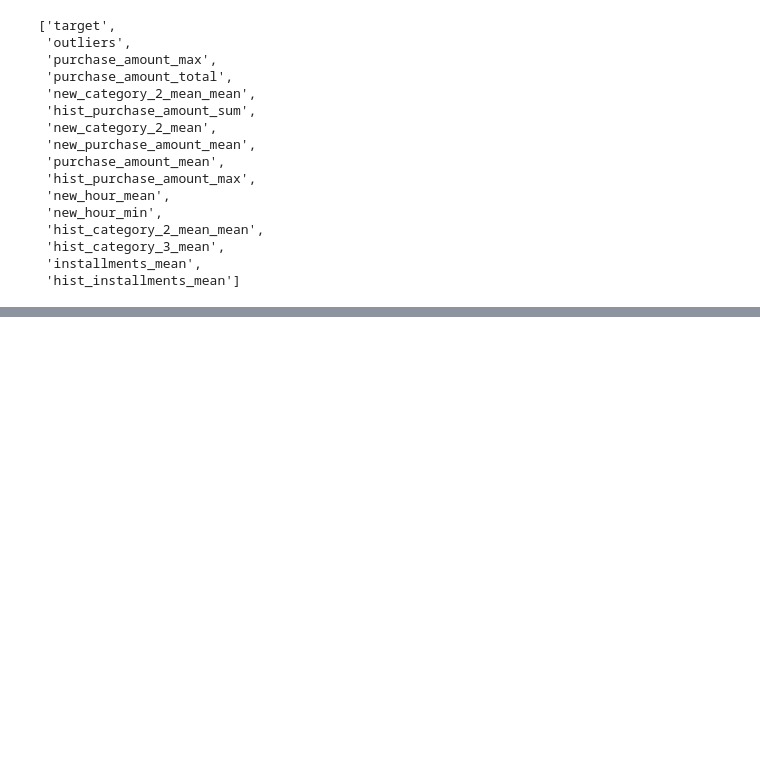
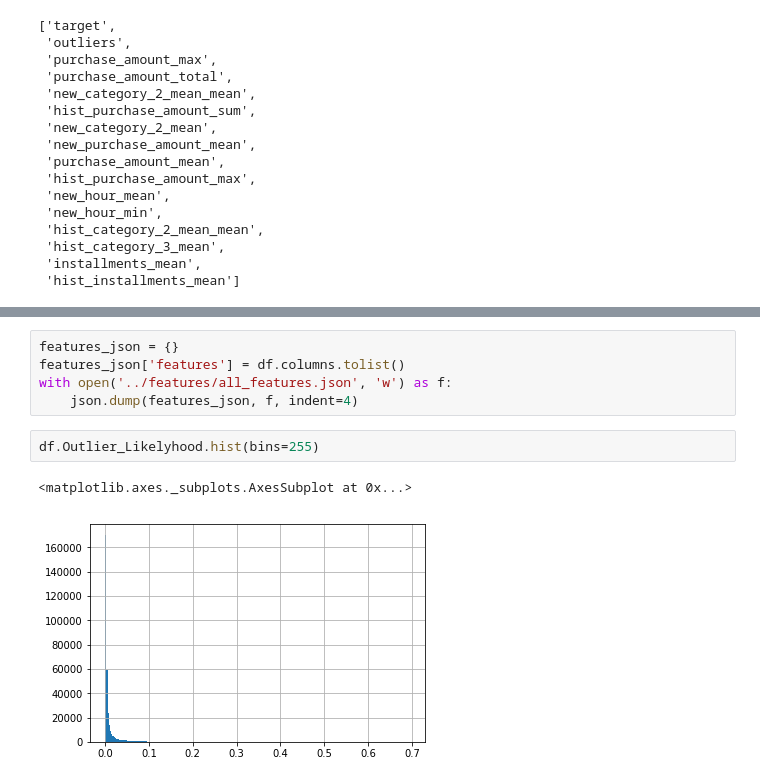
Before and after one commit to MitsuruFujiwara/Elo-Merchant-Category-Recommendation, a Jupyter notebook: src/902_corr_check.ipynb, the cells around one changed output, grey strips where cells are left out. Saved outputs shown, nothing was run; the diff lists cells and outputs as text; blank space fills up the shorter version.

```diff
--- a/src/902_corr_check.ipynb
+++ b/src/902_corr_check.ipynb
@@ -120,0 +121,10 @@ df
+# %%
+features_json = {}
+features_json['features'] = df.columns.tolist()
+with open('../features/all_features.json', 'w') as f:
+    json.dump(features_json, f, indent=4)
+# %%
+df.Outlier_Likelyhood.hist(bins=255)
+# %% [output]
+<matplotlib.axes._subplots.AxesSubplot at 0x...>
+[figure, added]
```
Also changed, not shown: parts of 1 cell of this notebook, 4 other files.
